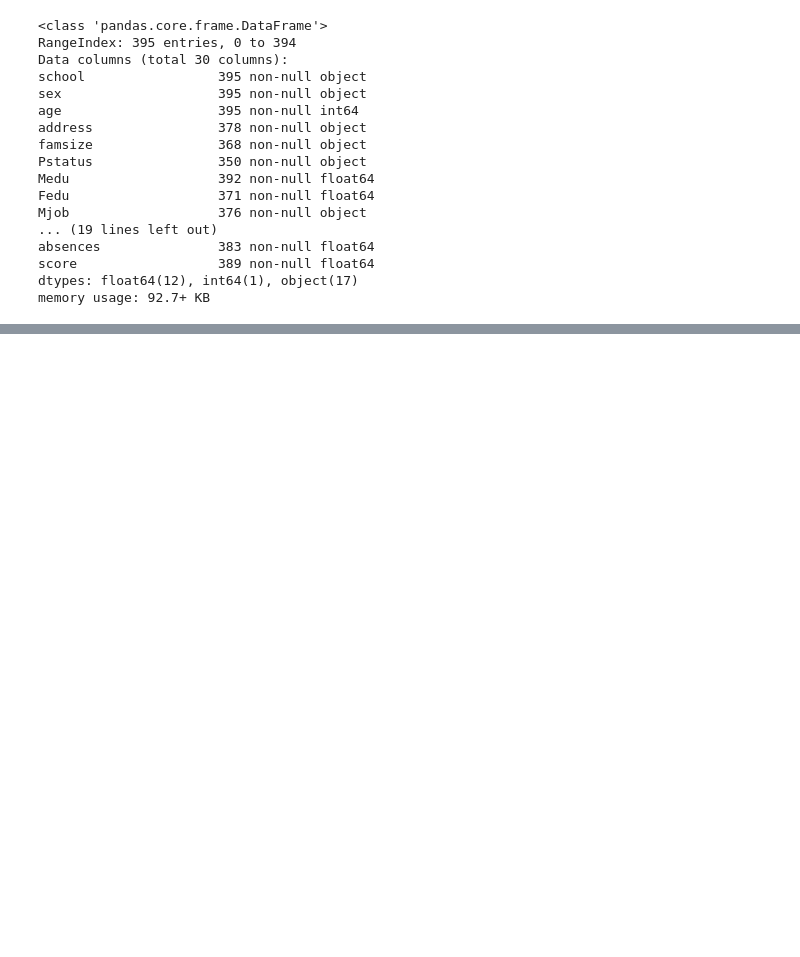
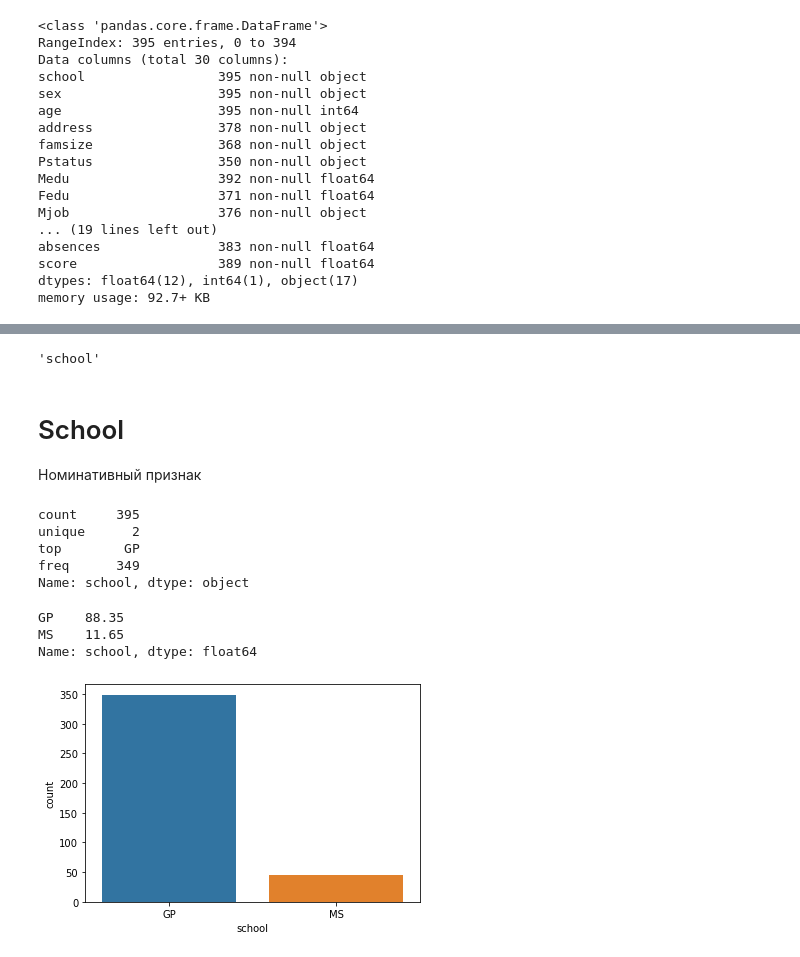
Before and after one commit to gdokuchaev/skillfactory_rds, a Jupyter notebook: module_2/stud_math.ipynb, the cells around one changed output, grey strips where cells are left out. Saved outputs shown, nothing was run; the diff lists cells and outputs as text; code cells hidden in the pictures; blank space fills up the shorter version.

```diff
--- a/module_2/stud_math.ipynb
+++ b/module_2/stud_math.ipynb
@@ -54,0 +137,20 @@ memory usage: 92.7+ KB
+# %%
+column = stud['school']
+column.name
+# %% [output]
+'school'
+# %% [markdown]
+# School
+Номинативный признак
+# %%
+eda_nom('school')
+# %% [output]
+count     395
+unique      2
+top        GP
+freq      349
+Name: school, dtype: object
+GP    88.35
+MS    11.65
+Name: school, dtype: float64
+[figure, added]
```
Also changed, not shown: parts of 39 cells of this notebook.
